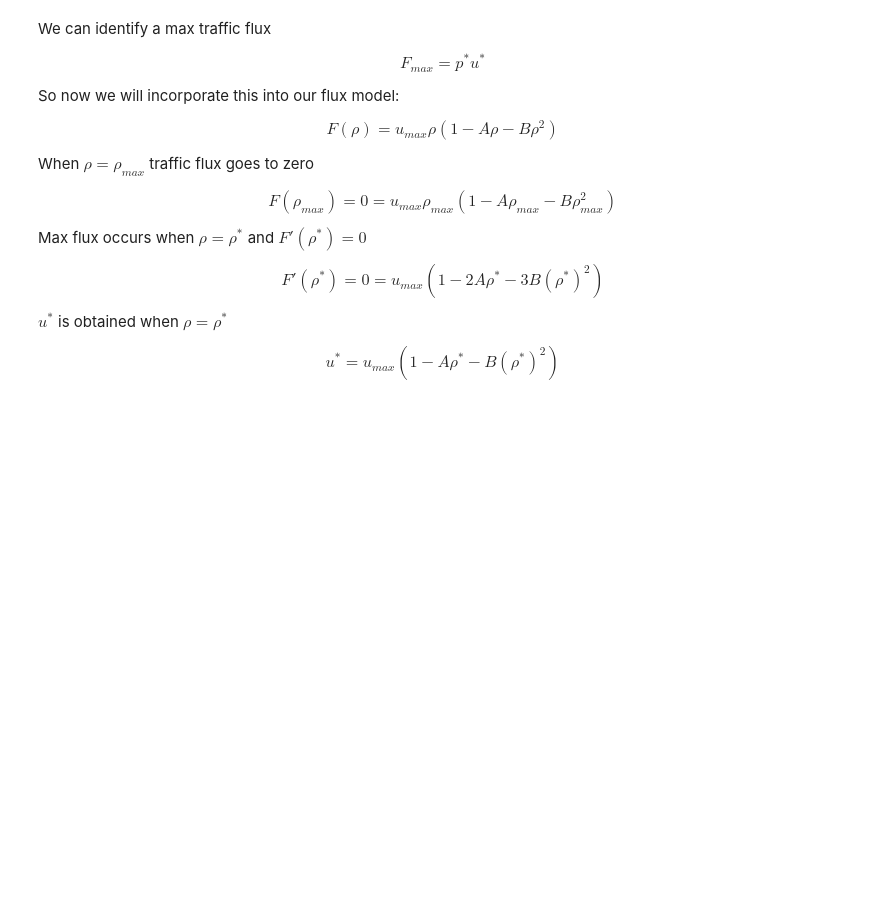
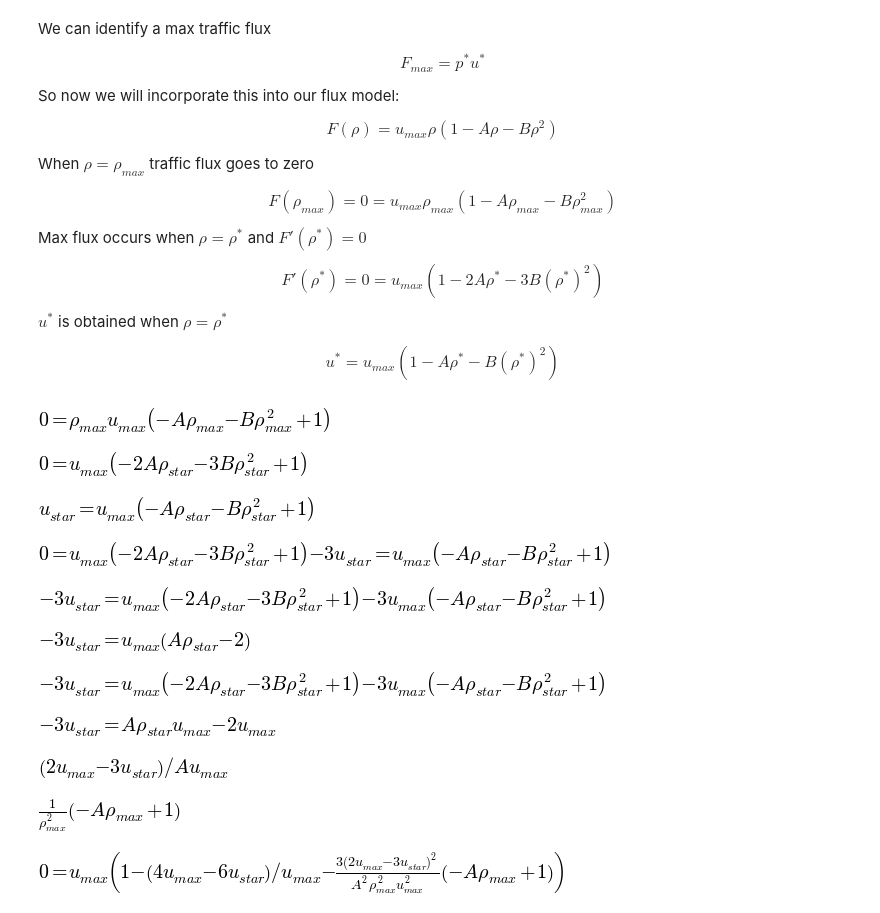
Before and after one commit to cdigangi8/working_dir, a Jupyter notebook: working/Module_3.03.ipynb, the cells around one changed output. Saved outputs shown, nothing was run; the diff lists cells and outputs as text; code cells hidden in the pictures; blank space fills up the shorter version.

Commit message:
Completed the sympy section

```diff
--- a/working/Module_3.03.ipynb
+++ b/working/Module_3.03.ipynb
@@ -39,3 +39,60 @@ $$F'(\rho^*) = 0 = u_{max}(1-2A\rho^* -3B(\rho^*)^2)$$
 $u^*$ is obtained when $\rho = \rho^*$
 
 $$u^* = u_{max}(1-A\rho^*-B(\rho^*)^2)$$
+# %%
+import sympy
+sympy.init_printing()
+
+u_max, u_star, rho_max, rho_star, A, B = sympy.symbols('u_max u_star rho_max rho_star A B')
+
+eq1 = sympy.Eq(0, u_max*rho_max*(1-A*rho_max-B*rho_max**2))
+eq2 = sympy.Eq(0, u_max*(1-2*A*rho_star-3*B*rho_star**2))
+eq3 = sympy.Eq(u_star, u_max*(1-A*rho_star - B*rho_star**2))
+# %%
+eq1
+# %% [output]
+[figure, added]
+# %%
+eq2
+# %% [output]
+[figure, added]
+# %%
+eq3
+# %% [output]
+[figure, added]
+# %%
+eq2 - 3*eq3
+# %% [output]
+[figure, added]
+# %%
+eq4 = sympy.Eq(eq2.lhs - 3*eq3.lhs, eq2.rhs - 3*eq3.rhs)
+eq4
+# %% [output]
+[figure, added]
+# %%
+eq4.simplify()
+# %% [output]
+[figure, added]
+# %%
+eq4
+# %% [output]
+[figure, added]
+# %%
+eq4.expand()
+# %% [output]
+[figure, added]
+# %%
+rho_sol = sympy.solve(eq4, rho_star)[0]
+rho_sol
+# %% [output]
+[figure, added]
+# %%
+B_sol = sympy.solve(eq1,B)[0]
+B_sol
+# %% [output]
+[figure, added]
+# %%
+quadA = eq2.subs([(rho_star, rho_sol), (B,B_sol)])
+quadA
+# %% [output]
+[figure, added]
```
Also changed, not shown: parts of 4 cells of this notebook.
